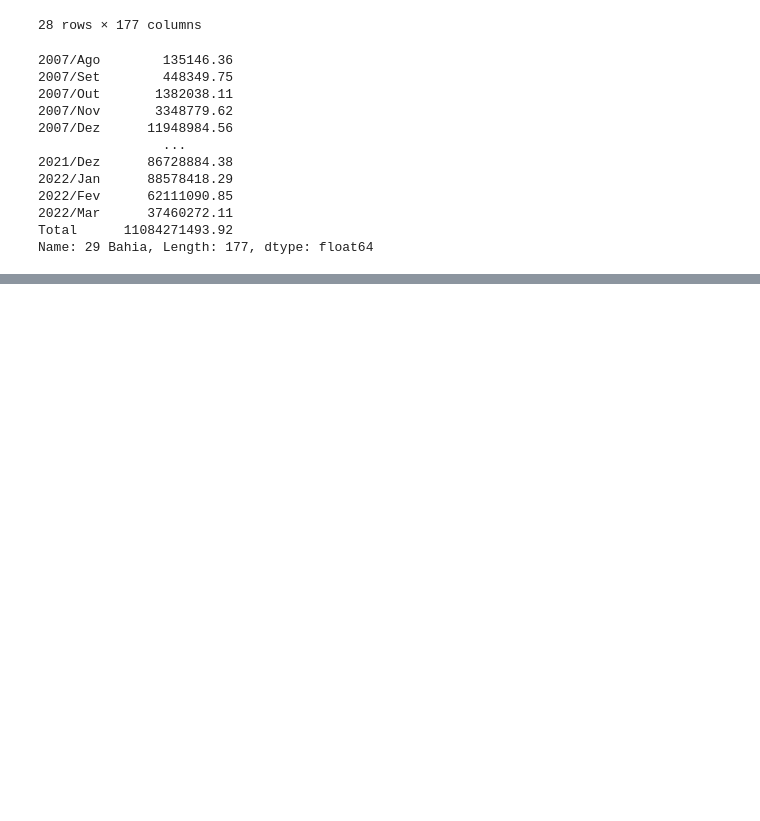
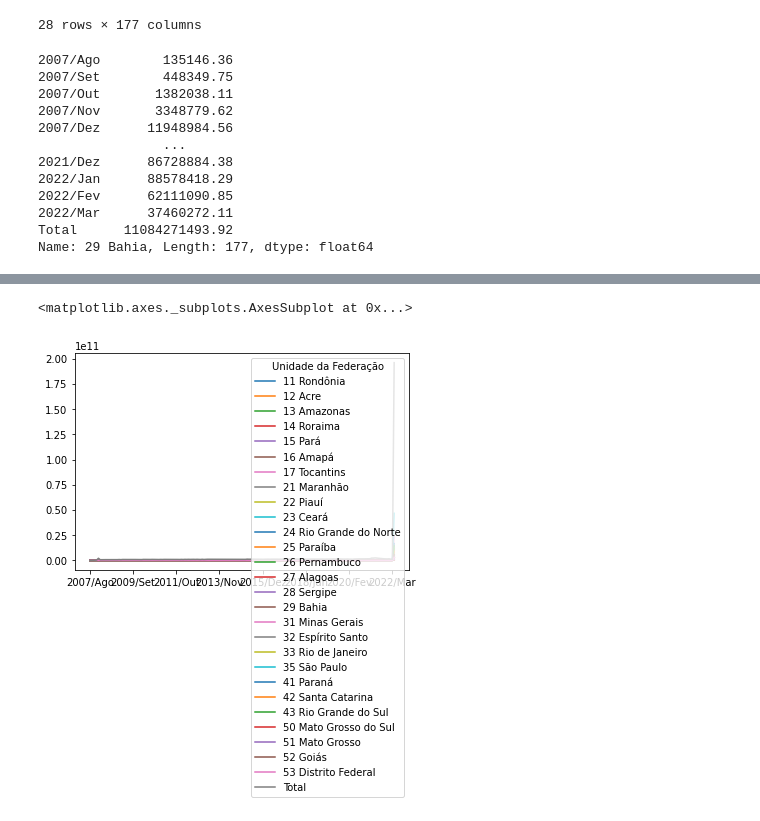
Before and after one commit to paulo-lins/EDA_datasus, a Jupyter notebook: EDA_tabnet.ipynb, the cells around one changed output, grey strips where cells are left out. Drawn from its saved outputs; the diff is of its cells as text; code cells hidden in the pictures; blank space fills up the shorter version.

```diff
--- a/EDA_tabnet.ipynb
+++ b/EDA_tabnet.ipynb
@@ -311,0 +324,6 @@ Name: 29 Bahia, Length: 177, dtype: float64
+# %%
+# Now we can see what a simple graph shows us
+usable.T.plot()
+# %% [output]
+<matplotlib.axes._subplots.AxesSubplot at 0x...>
+[figure, added]
```
Also changed, not shown: parts of 4 cells of this notebook.
